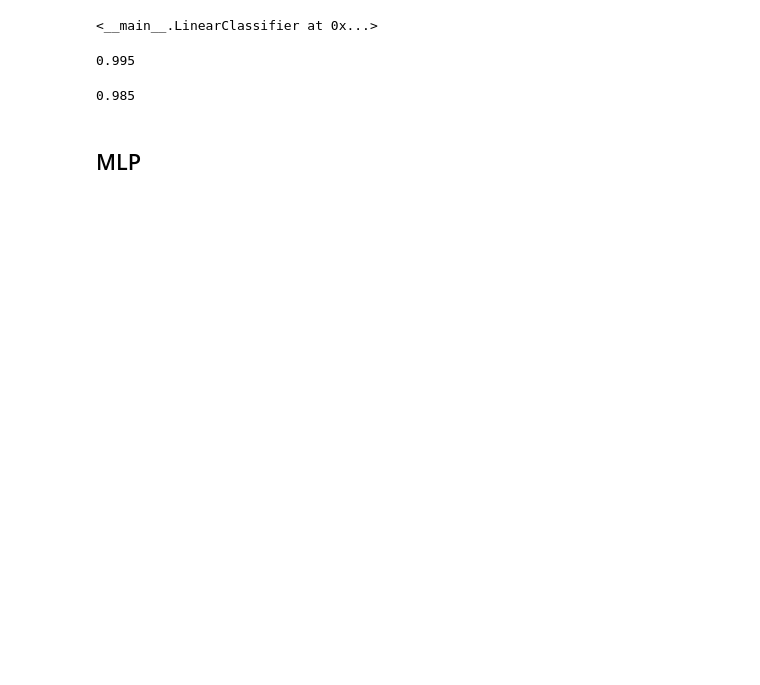
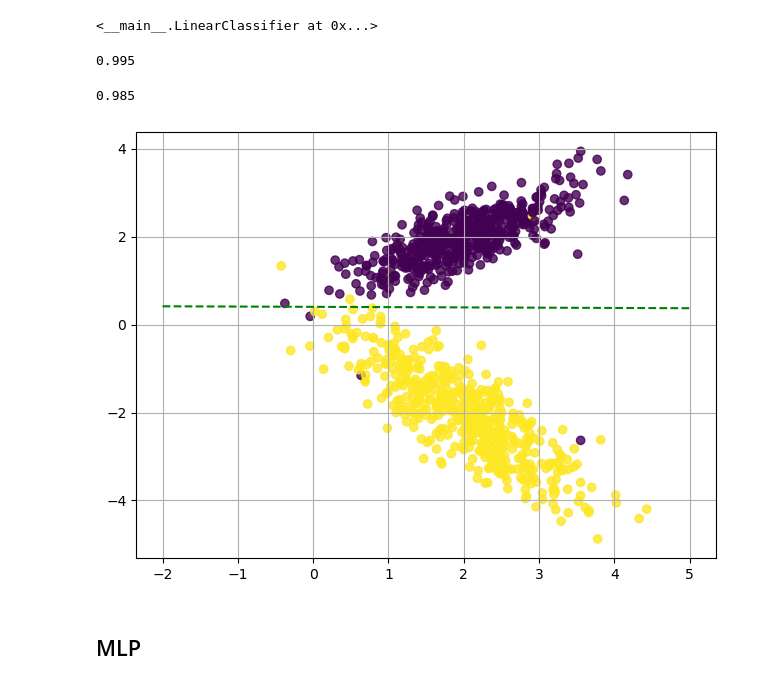
Before and after one commit to diegotg2000/ComputerVision, a Jupyter notebook: nb2.ipynb, the cells around one changed output. Drawn from its saved outputs; the diff is of its cells as text; code cells hidden in the pictures; blank space fills up the shorter version.

```diff
--- a/nb2.ipynb
+++ b/nb2.ipynb
@@ -73,6 +75,19 @@ model.score(X_train, y_train)
 model.score(X_test, y_test)
 # %% [output]
 0.985
+# %%
+b, a1, a2 = model.weights.flatten()
+# %%
+x1 = np.linspace(-2, 5, 100)
+x2 = -(a1*x1 + b)/a2
+
+plt.scatter(X[:,1], X[:, 2], c=y, alpha=0.8)
+plt.plot(x1, x2, c='green', ls='--')
+plt.grid()
+plt.tight_layout()
+plt.savefig('toy_dataset.png')
+# %% [output]
+[figure, added]
 # %% [markdown]
 ## MLP
 # %%
```
Also changed, not shown: parts of 10 cells of this notebook, 1 other file.
